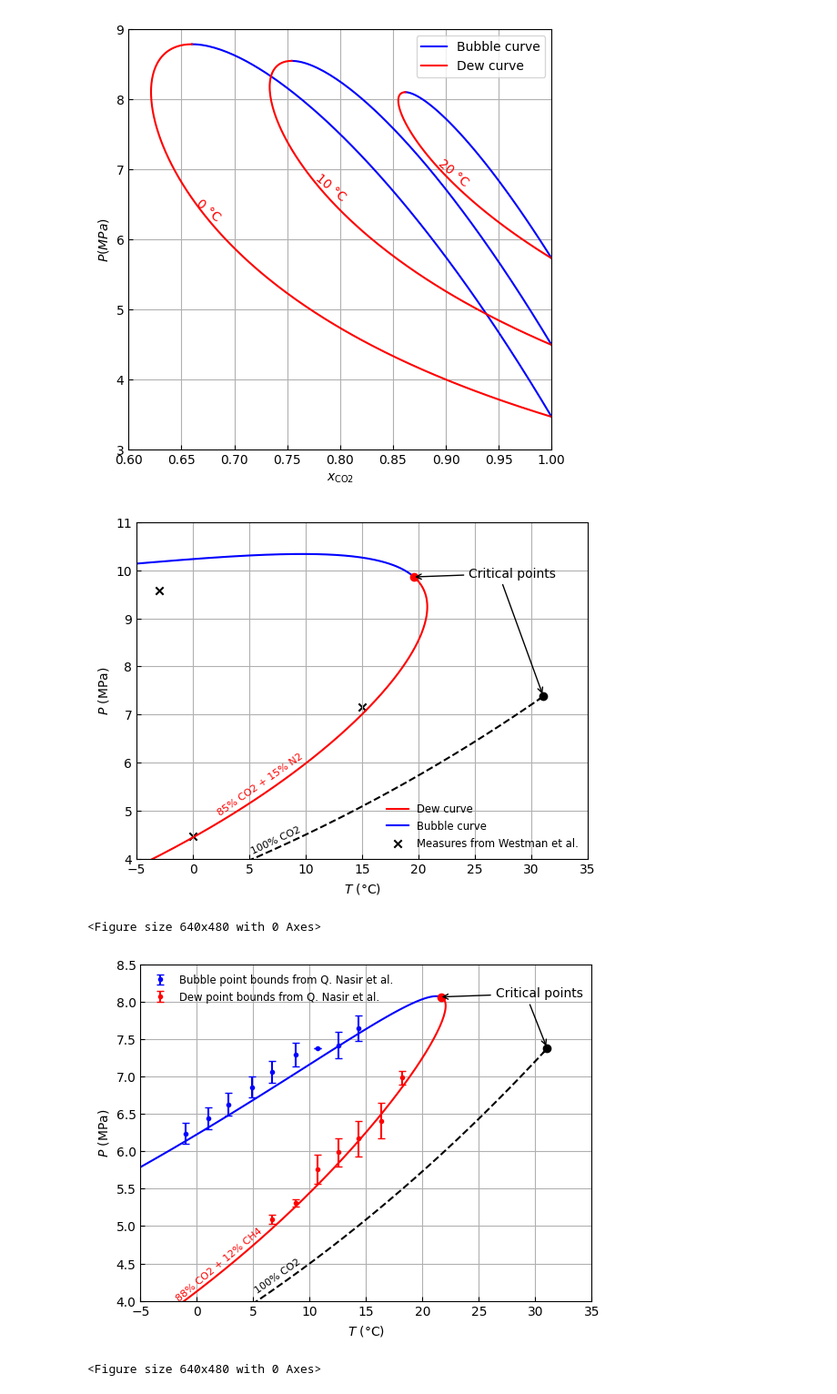
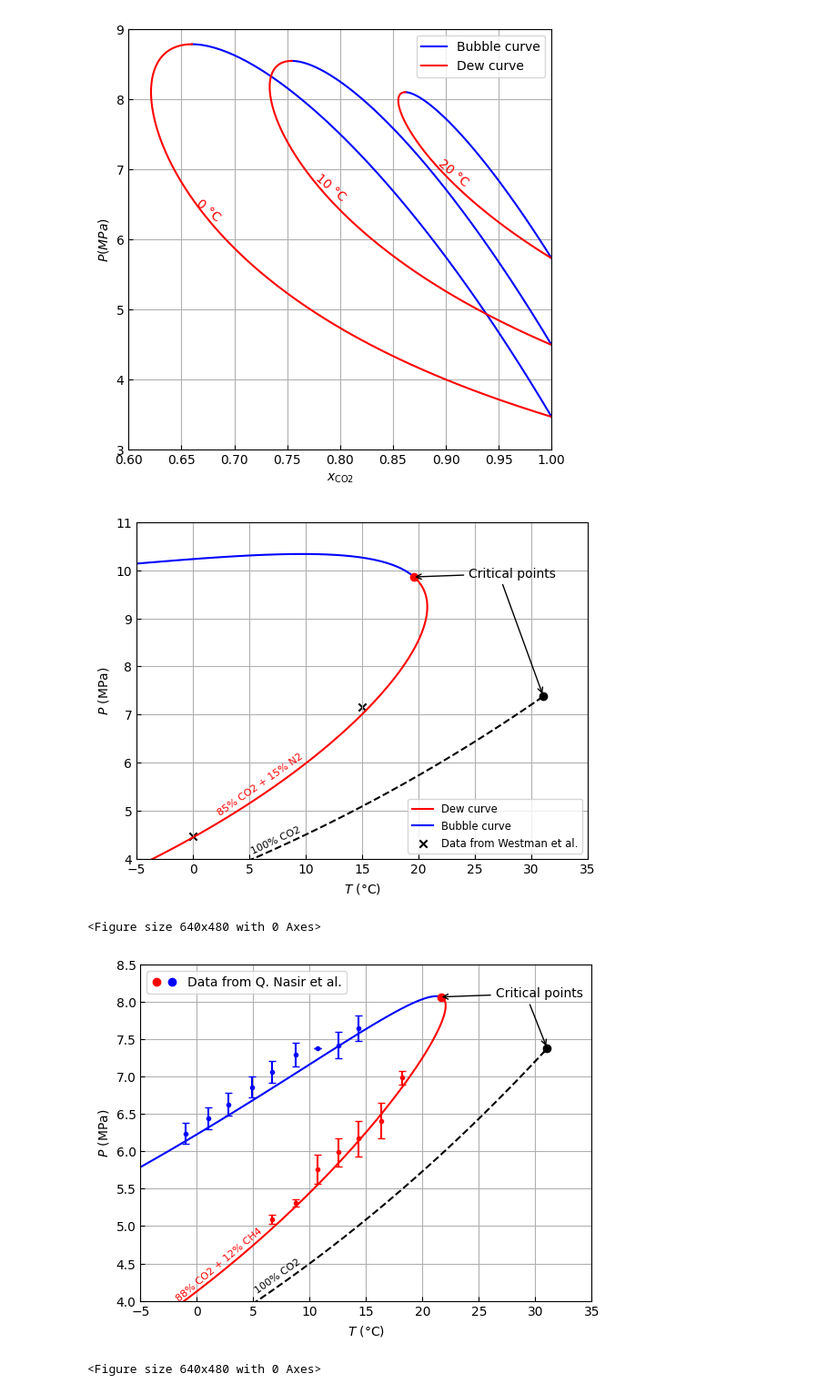
Before and after one commit to MohamedAmineBouguezzoul/Stage-3A, a Jupyter notebook: Aramco/Plots.ipynb, the cells around one changed output. Shown at 91% size. Drawn from its saved outputs; the diff is of its cells as text; code cells hidden in the pictures.

```diff
--- a/Aramco/Plots.ipynb
+++ b/Aramco/Plots.ipynb
@@ -105,8 +106,7 @@ plt.plot(T[a:] - 273, P[a:]*1.0e-6, color='b', label = 'Bubble curve')
 plt.plot([Tc- 273], [Pc*1.0e-6], color='r', marker="o")
 
 
-plt.scatter( 269.996-273,9.5824, color = 'black', marker= 'x')
-plt.scatter( 288-273,7.15, color = 'black', marker= 'x', label = 'Measures from Westman et al.')
+plt.scatter( 288-273,7.15, color = 'black', marker= 'x', label = 'Data from Westman et al.')
 plt.scatter( 0,4.46, color = 'black', marker= 'x')
 
 
@@ -127,7 +127,7 @@ plt.annotate('Critical points', xy=(Tc-273.15, Pc * 1.0e-6), xytext=(Tc -273.15+
 plt.annotate('               ', xy=(Tc1-273.15, Pc1 * 1.0e-6), xytext=(Tc-273.15 + 5, Pc * 1.0e-6),arrowprops=dict(facecolor='black', arrowstyle='->'))
 
 
-leg = plt.legend( loc = 'lower right',numpoints=1, frameon=False, fontsize = 'small')
+leg = plt.legend( loc = 'lower right',numpoints=1, frameon=True, fontsize = 'small')
 plt.ylabel(r"$P$ (MPa)")
 plt.xlabel(r"$T$ (°C)")
 
@@ -141,7 +141,7 @@ plt.savefig('PTN2.svg', format='svg')
 plt.show()
 plt.clf()
 # %% [output]
-[figure, old version]
+[figure, new version]
 <Figure size 640x480 with 0 Axes>
 # %%
 import sys
@@ -149,17 +149,18 @@ sys.path.insert(0,'../pycThermopack/')
 import matplotlib.pyplot as plt
 import numpy as np
 from thermopack.tcPR import tcPR
+from matplotlib.legend_handler import HandlerLine2D, HandlerTuple
 
 tc_pr = tcPR("CO2,C1")
 
-eos = tc_pr
+model = tc_pr
 
 # Plot phase envelope
 x = .88
 z = np.array([x, 1-x])
 
-T, P, v = eos.get_envelope_twophase(1.0e4, z, maximum_pressure=1.5e7, calc_v=True, step_size=.02, minimum_temperature=260)
-Tc, vc, Pc = eos.critical(z)
+T, P, v = model.get_envelope_twophase(1.0e4, z, maximum_pressure=1.5e7, calc_v=True, step_size=.02, minimum_temperature=260)
+Tc, vc, Pc = model.critical(z)
 
 a=388
 plt.plot(T[:a] - 273, P[:a]*1.0e-6, color='r')
@@ -173,43 +174,49 @@ plt.xlabel(r"$T$ (°C)")
 T = np.array([272.15, 274.15, 275.95, 278.05, 279.85, 281.90, 283.85, 285.70, 287.50, 289.50,291.35, 293.65])-273.15
 lower_bound = np.array([6.1,6.3,6.48,6.72,6.92,7.14,7.38,7.24,7.48])
 upper_bound = np.array([6.38,6.59,6.78,7,7.21,7.45,7.38,7.6,7.82])
-plt.errorbar(T[:-3], (lower_bound+upper_bound)/2, yerr=[(upper_bound[i] - lower_bound[i])/2 for i in range(len(lower_bound))], fmt='.', color='blue', capsize=3, label='Bubble point bounds from Q. Nasir et al.')
+
+plt.errorbar(T[:-3], (lower_bound+upper_bound)/2, yerr=[(upper_bound[i] - lower_bound[i])/2 for i in range(len(lower_bound))], fmt='.', color='blue', capsize=3, label='Data from Q. Nasir et al.')
 
 
 # Dew point
 lower_bound = np.array([5.03,5.26,5.57,5.8,5.93,6.17,6.89])
 upper_bound = np.array([5.15,5.36,5.95,6.18,6.41,6.65,7.08])
-plt.errorbar(T[4:-1], (lower_bound+upper_bound)/2, yerr=[(upper_bound[i] - lower_bound[i])/2 for i in range(len(lower_bound))], fmt='.', color='red', capsize=3, label='Dew point bounds from Q. Nasir et al.')
+plt.errorbar(T[4:-1], (lower_bound+upper_bound)/2, yerr=[(upper_bound[i] - lower_bound[i])/2 for i in range(len(lower_bound))], fmt='.', color='red', capsize=3)
 
 
 T1, P1, v1 = model.get_envelope_twophase(1.0e4, [1,0], maximum_pressure=1.5e7, calc_v=True)
 Tc1, vc1, Pc1 = model.critical([1,0])
 b=373
 plt.plot(T1[:b]-273.15, P1[:b] * 1.0e-6, color='k',linestyle = '--')
 plt.plot([Tc1-273.15], [Pc1 * 1.0e-6], "ko")
 
 
 
 plt.annotate('Critical points', xy=(Tc-273.15, Pc * 1.0e-6), xytext=(Tc -273.15+ 5, Pc * 1.0e-6 ),arrowprops=dict(facecolor='black', arrowstyle='->'))
 plt.annotate('               ', xy=(Tc1-273.15, Pc1 * 1.0e-6), xytext=(Tc-273.15 + 5, Pc * 1.0e-6 ),arrowprops=dict(facecolor='black', arrowstyle='->'))
 
 
 
 
 plt.text(-2,4, f'88% CO2 + 12% CH4', fontsize=8, rotation = 40, color = 'r')
 plt.text(5,4.1, f'100% CO2', fontsize=8, rotation = 35, color = 'k')
 
 
 
+
+p1, = plt.plot([], 'ro')
+p2, = plt.plot([], 'bo')
+
+l =plt.legend([(p1, p2)], ['Data from Q. Nasir et al.'], loc = 'upper left', numpoints=1, handler_map={tuple: HandlerTuple(ndivide=None)})
 plt.gca().xaxis.set_tick_params(direction='in')
 plt.gca().yaxis.set_tick_params(direction='in')
 plt.xlim(-5,35)
 plt.ylim(4,8.5)
 plt.grid()
-plt.legend(loc="upper left", numpoints=1, frameon=False, fontsize='small')
+
 plt.savefig('PTCH4.svg', format='svg')
 plt.show()
 plt.clf()
 # %% [output]
-[figure, old version]
+[figure, new version]
 <Figure size 640x480 with 0 Axes>
```
Also changed, not shown: parts of 1 cell of this notebook, 4 other files.
